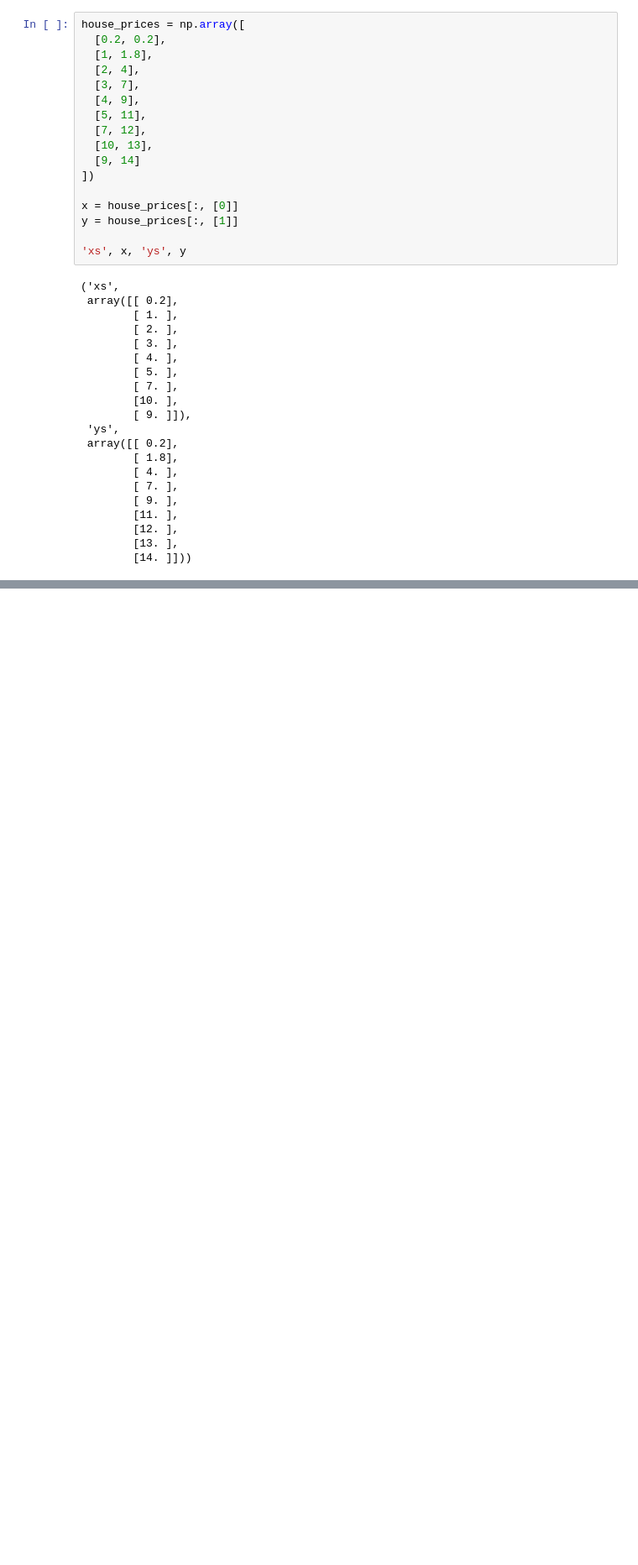
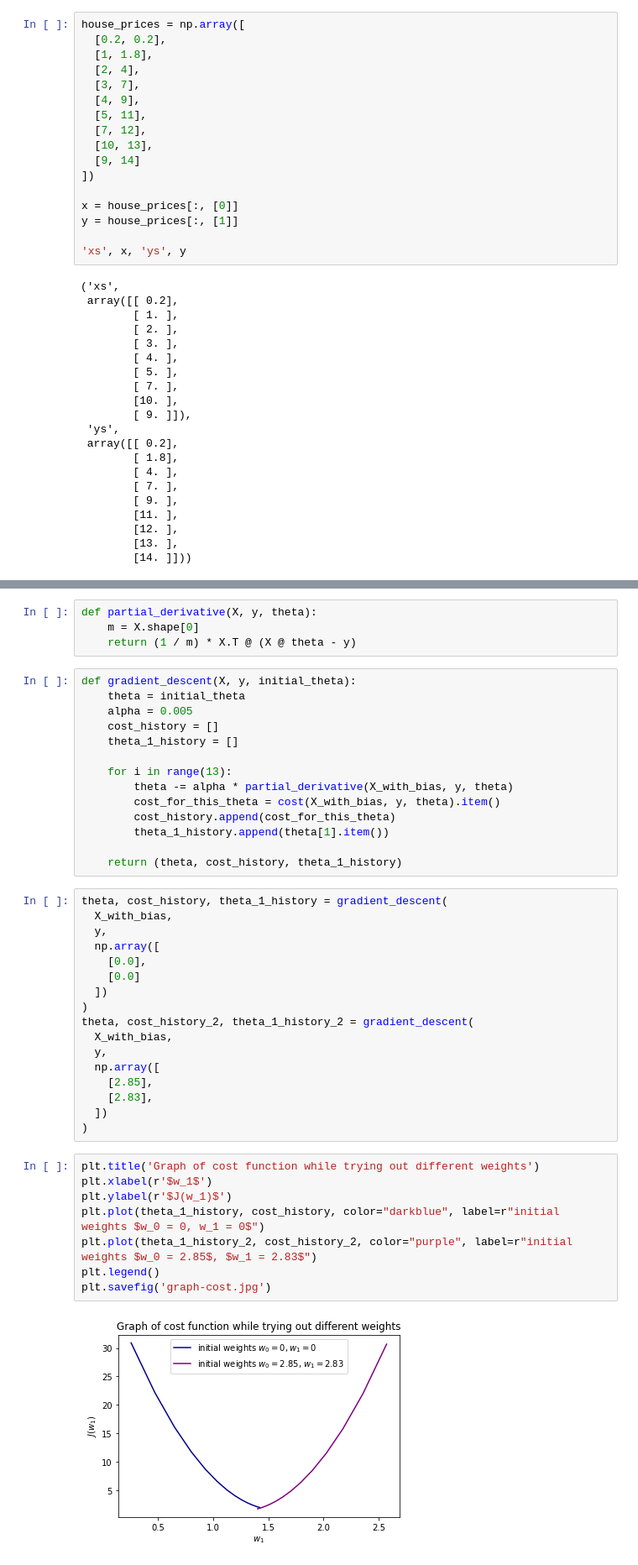
Before and after one commit to GDSC-CPU/tf-workshop, a Jupyter notebook: notebooks/playground.ipynb, the cells around one changed output, grey strips where cells are left out. Shown at 84% size. Drawn from its saved outputs; the diff is of its cells as text; blank space fills up the shorter version.

```diff
--- a/notebooks/playground.ipynb
+++ b/notebooks/playground.ipynb
@@ -100,0 +148,45 @@ plt.savefig('idea.jpg')
+# %%
+def partial_derivative(X, y, theta):
+    m = X.shape[0]
+    return (1 / m) * X.T @ (X @ theta - y)
+# %%
+def gradient_descent(X, y, initial_theta):
+    theta = initial_theta
+    alpha = 0.005
+    cost_history = []
+    theta_1_history = []
+
+    for i in range(13):
+        theta -= alpha * partial_derivative(X_with_bias, y, theta)
+        cost_for_this_theta = cost(X_with_bias, y, theta).item()
+        cost_history.append(cost_for_this_theta)
+        theta_1_history.append(theta[1].item())
+
+    return (theta, cost_history, theta_1_history)
+# %%
+theta, cost_history, theta_1_history = gradient_descent(
+  X_with_bias,
+  y,
+  np.array([
+    [0.0],
+    [0.0]
+  ])
+)
+theta, cost_history_2, theta_1_history_2 = gradient_descent(
+  X_with_bias,
+  y,
+  np.array([
+    [2.85],
+    [2.83],
+  ])
+)
+# %%
+plt.title('Graph of cost function while trying out different weights')
+plt.xlabel(r'$w_1$')
+plt.ylabel(r'$J(w_1)$')
+plt.plot(theta_1_history, cost_history, color="darkblue", label=r"initial weights $w_0 = 0, w_1 = 0$")
+plt.plot(theta_1_history_2, cost_history_2, color="purple", label=r"initial weights $w_0 = 2.85$, $w_1 = 2.83$")
+plt.legend()
+plt.savefig('graph-cost.jpg')
+# %% [output]
+[figure, added]
```
Also changed, not shown: parts of 6 cells of this notebook, 19 other files.
